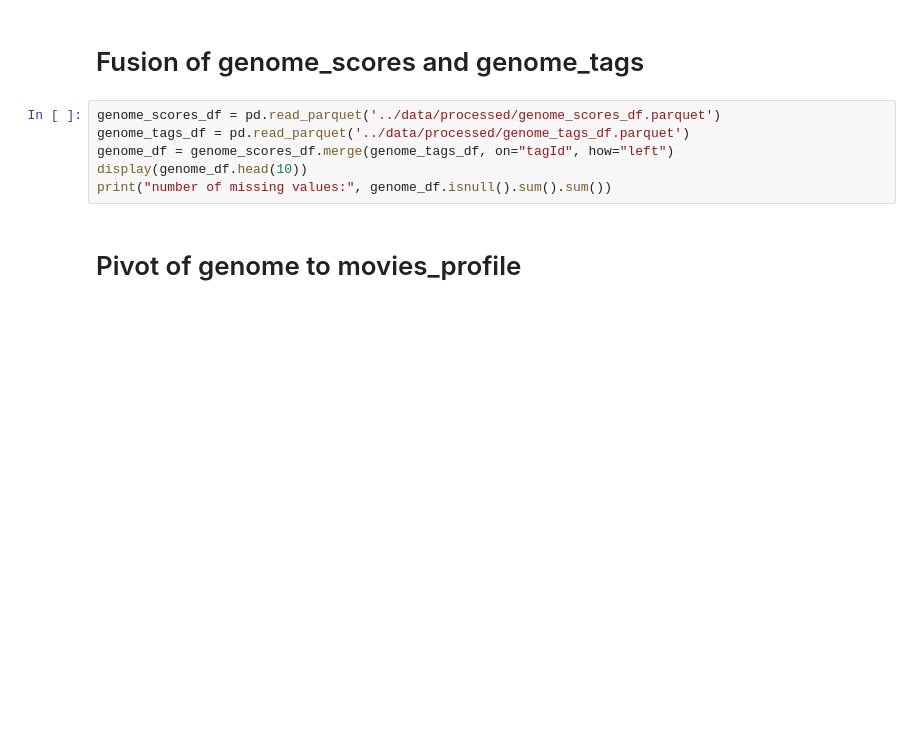
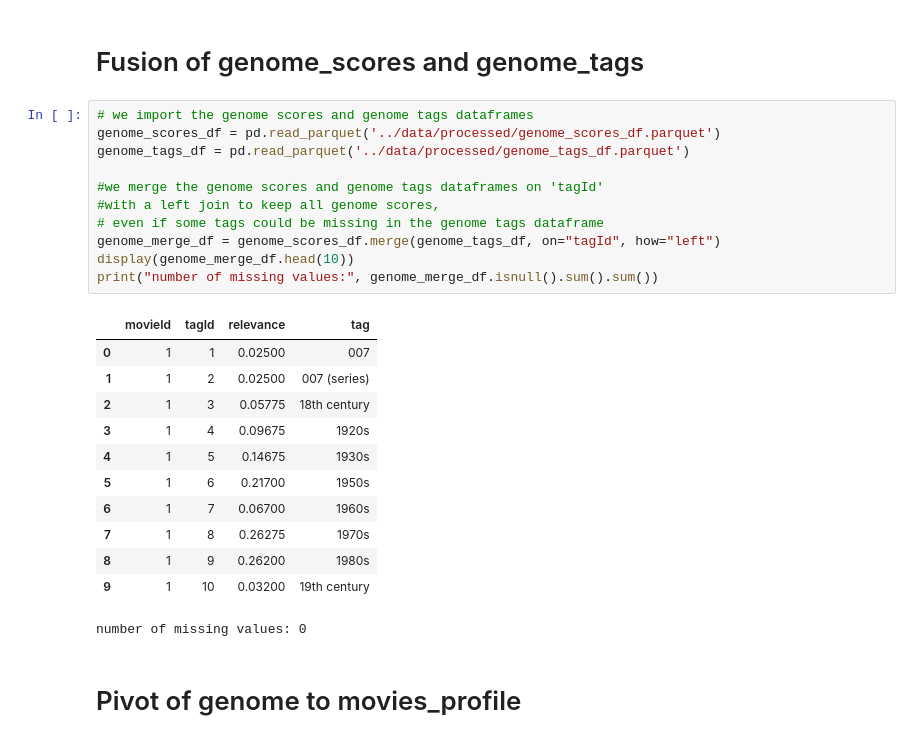
Before and after one commit to DataScientest-Studio/jun26_reco_systeme, a Jupyter notebook: notebooks/total_data_base.ipynb, the cells around one changed output. Cells and saved outputs as stored; diff of their text form; blank space fills up the shorter version.

```diff
--- a/notebooks/total_data_base.ipynb
+++ b/notebooks/total_data_base.ipynb
@@ -31,11 +46,29 @@ total number of missing values in ratings_movies_df: 37
 # %% [markdown]
 # Fusion of genome_scores and genome_tags
 # %%
+# we import the genome scores and genome tags dataframes
 genome_scores_df = pd.read_parquet('../data/processed/genome_scores_df.parquet')
 genome_tags_df = pd.read_parquet('../data/processed/genome_tags_df.parquet')
-genome_df = genome_scores_df.merge(genome_tags_df, on="tagId", how="left")
-display(genome_df.head(10))
-print("number of missing values:", genome_df.isnull().sum().sum())
+
+#we merge the genome scores and genome tags dataframes on 'tagId'
+#with a left join to keep all genome scores,
+# even if some tags could be missing in the genome tags dataframe
+genome_merge_df = genome_scores_df.merge(genome_tags_df, on="tagId", how="left")
+display(genome_merge_df.head(10))
+print("number of missing values:", genome_merge_df.isnull().sum().sum())
+# %% [output]
+|  | movieId | tagId | relevance | tag |
+| 0 | 1 | 1 | 0.02500 | 007 |
+| 1 | 1 | 2 | 0.02500 | 007 (series) |
+| 2 | 1 | 3 | 0.05775 | 18th century |
+| 3 | 1 | 4 | 0.09675 | 1920s |
+| 4 | 1 | 5 | 0.14675 | 1930s |
+| 5 | 1 | 6 | 0.21700 | 1950s |
+| 6 | 1 | 7 | 0.06700 | 1960s |
+| 7 | 1 | 8 | 0.26275 | 1970s |
+| 8 | 1 | 9 | 0.26200 | 1980s |
+| 9 | 1 | 10 | 0.03200 | 19th century |
+number of missing values: 0
 # %% [markdown]
 # Pivot of genome to movies_profile
 # %%
```
Also changed, not shown: parts of 15 cells of this notebook, 7 other files.
